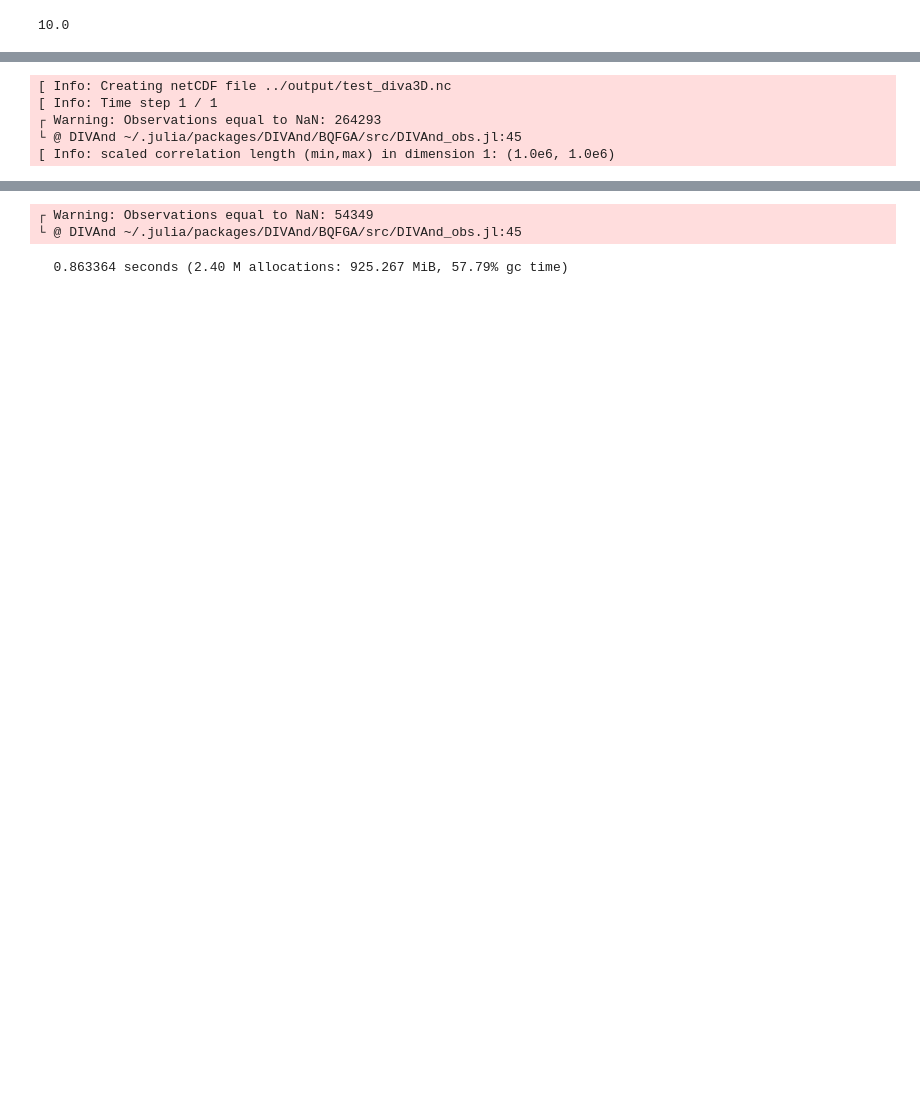
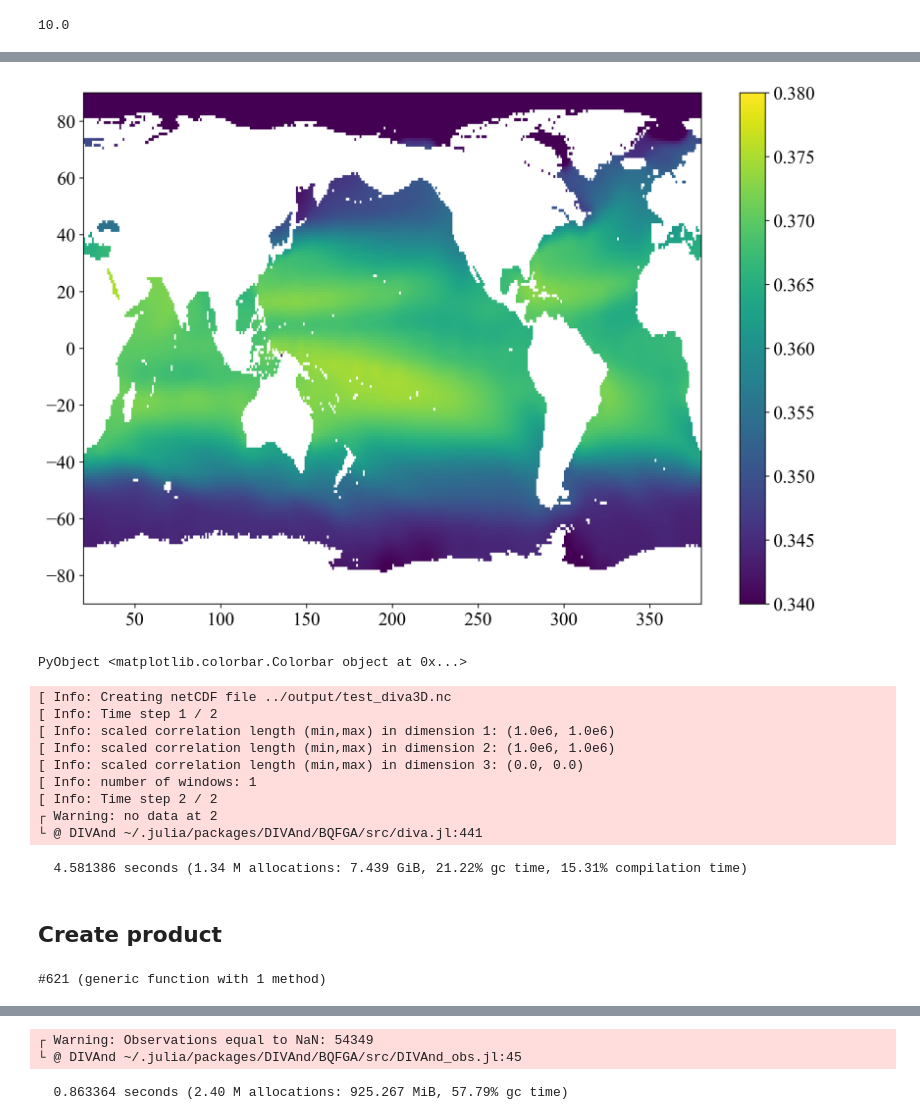
Before and after one commit to gher-uliege/DIVAnd-ME4OH, a Jupyter notebook: src/interp_ME4OH.ipynb, the cells around one changed output, grey strips where cells are left out. Saved outputs shown, nothing was run; the diff lists cells and outputs as text; code cells hidden in the pictures; blank space fills up the shorter version.

```diff
--- a/src/interp_ME4OH.ipynb
+++ b/src/interp_ME4OH.ipynb
@@ -117,17 +181,35 @@ epsilon2 = 10.
+# %%
+pcm = plt.pcolormesh(longrid, latgrid, fi', vmin=0.34, vmax=0.38)
+plt.colorbar(pcm)
+# %% [output]
+[figure, added]
+PyObject <matplotlib.colorbar.Colorbar object at 0x...>
 # %%
-outputfile = joinpath(mainoutputdir, "test_diva3D.nc")
+    outputfile = joinpath(mainoutputdir, "test_diva3D.nc")
 isfile(outputfile) ? rm(outputfile) : @debug("ok")
 @time dbinfo = diva3d((longrid, latgrid, depthgrid, TSbackground),
-    (lon3, lat3, depth3, dates3), dohc3[:],
-    len, epsilon2,
+    (lon3, lat3, depth3, dates3), dohc3,
+    len, 1.,
     outputfile, "dohc",
     bathname=gebco16file,
     fitcorrlen = false,
-    moddim=[0,1,0]
+    moddim=[0,1,0],
+    timeorigin=DateTime(1900,1,1,0,0,0)
     );
 # %% [output]
 [ Info: Creating netCDF file ../output/test_diva3D.nc
-[ Info: Time step 1 / 1
-┌ Warning: Observations equal to NaN: 264293
-└ @ DIVAnd ~/.julia/packages/DIVAnd/BQFGA/src/DIVAnd_obs.jl:45
+[ Info: Time step 1 / 2
 [ Info: scaled correlation length (min,max) in dimension 1: (1.0e6, 1.0e6)
+[ Info: scaled correlation length (min,max) in dimension 2: (1.0e6, 1.0e6)
+[ Info: scaled correlation length (min,max) in dimension 3: (0.0, 0.0)
+[ Info: number of windows: 1
+[ Info: Time step 2 / 2
+┌ Warning: no data at 2
+└ @ DIVAnd ~/.julia/packages/DIVAnd/BQFGA/src/diva.jl:441
+  4.581386 seconds (1.34 M allocations: 7.439 GiB, 21.22% gc time, 15.31% compilation time)
+# %% [markdown]
+## Create product
+# %%
+backgroundfun = DIVAnd.backgroundfile(outputfile, "dohc", TSbackground)
+# %% [output]
+#621 (generic function with 1 method)
```
Also changed, not shown: parts of 17 cells of this notebook, 2 other files.
